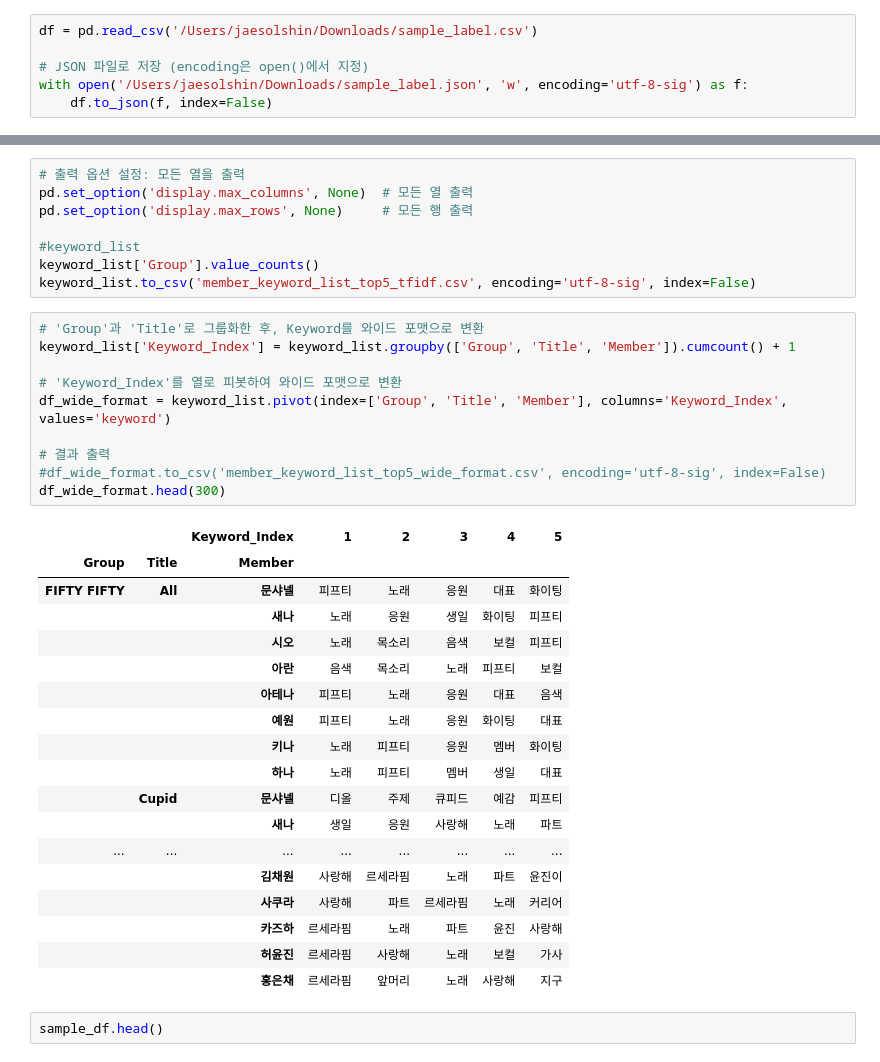
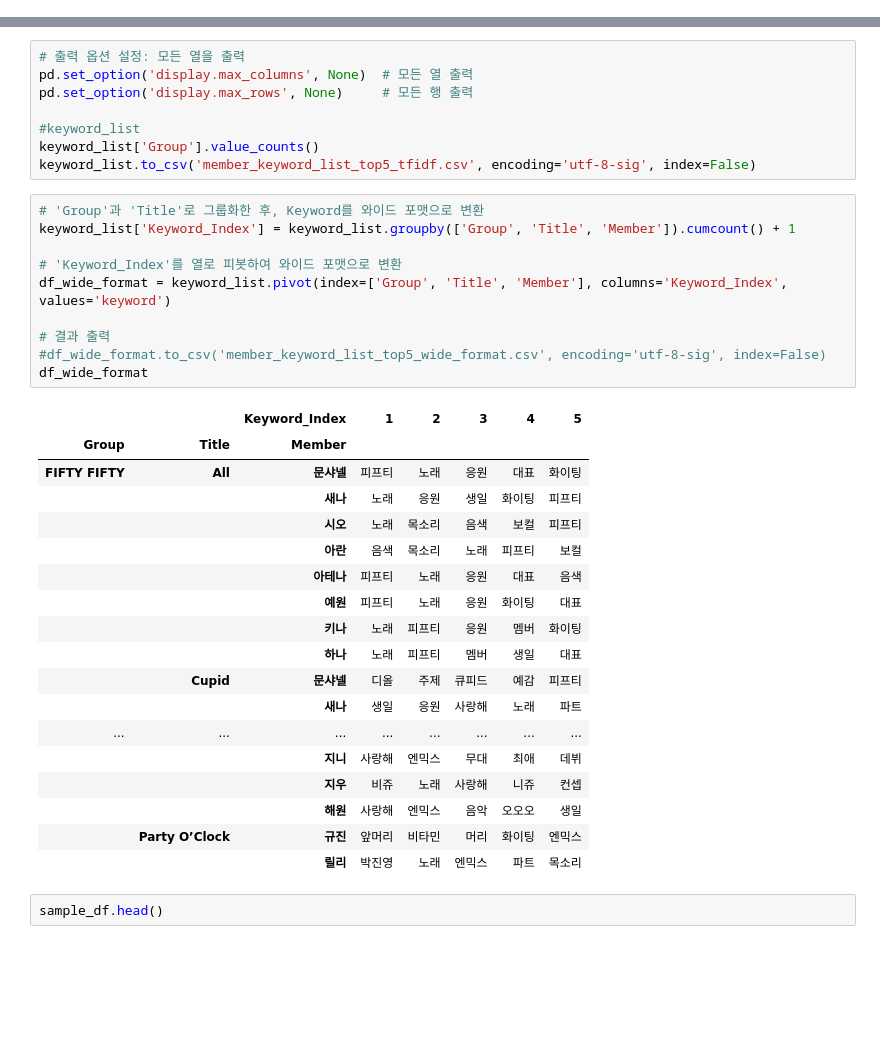
Before and after one commit to 2024-NIPA-google-trendpop/youtube_dashboard, a Jupyter notebook: 5_Keyword_by_members_tfidf.ipynb, the cells around one changed output, grey strips where cells are left out. Drawn from its saved outputs; the diff is of its cells as text; blank space fills up the shorter version.

```diff
--- a/5_Keyword_by_members_tfidf.ipynb
+++ b/5_Keyword_by_members_tfidf.ipynb
@@ -8,12 +8,6 @@ from sklearn.feature_extraction.text import TfidfVectorizer
 import time
 from collections import defaultdict
 tqdm.pandas()
-# %%
-df = pd.read_csv('/Users/jaesolshin/Downloads/sample_label.csv')
-
-# JSON 파일로 저장 (encoding은 open()에서 지정)
-with open('/Users/jaesolshin/Downloads/sample_label.json', 'w', encoding='utf-8-sig') as f:
-    df.to_json(f, index=False)
 # %%
 # 전처리, 명사추출, 키워드추출, 불용어후처리까지 마친 데이터
 folder_path = '/Users/jaesolshin/Documents/GitHub/youtube_dashboard'
@@ -372,32 +366,32 @@ keyword_list.to_csv('member_keyword_list_top5_tfidf.csv', encoding='utf-8-sig',
 # %%
 # 'Group'과 'Title'로 그룹화한 후, Keyword를 와이드 포맷으로 변환
 keyword_list['Keyword_Index'] = keyword_list.groupby(['Group', 'Title', 'Member']).cumcount() + 1
 
 # 'Keyword_Index'를 열로 피봇하여 와이드 포맷으로 변환
 df_wide_format = keyword_list.pivot(index=['Group', 'Title', 'Member'], columns='Keyword_Index', values='keyword')
 
 # 결과 출력
 #df_wide_format.to_csv('member_keyword_list_top5_wide_format.csv', encoding='utf-8-sig', index=False)
-df_wide_format.head(300)
+df_wide_format
 # %% [output]
 |  |  | Keyword_Index | 1 | 2 | 3 | 4 | 5 |
 | Group | Title | Member |  |  |  |  |  |
 | FIFTY FIFTY | All | 문샤넬 | 피프티 | 노래 | 응원 | 대표 | 화이팅 |
 |  |  | 새나 | 노래 | 응원 | 생일 | 화이팅 | 피프티 |
 |  |  | 시오 | 노래 | 목소리 | 음색 | 보컬 | 피프티 |
 |  |  | 아란 | 음색 | 목소리 | 노래 | 피프티 | 보컬 |
 |  |  | 아테나 | 피프티 | 노래 | 응원 | 대표 | 음색 |
 |  |  | 예원 | 피프티 | 노래 | 응원 | 화이팅 | 대표 |
 |  |  | 키나 | 노래 | 피프티 | 응원 | 멤버 | 화이팅 |
 |  |  | 하나 | 노래 | 피프티 | 멤버 | 생일 | 대표 |
 |  | Cupid | 문샤넬 | 디올 | 주제 | 큐피드 | 예감 | 피프티 |
 |  |  | 새나 | 생일 | 응원 | 사랑해 | 노래 | 파트 |
 | ... | ... | ... | ... | ... | ... | ... | ... |
-|  |  | 김채원 | 사랑해 | 르세라핌 | 노래 | 파트 | 윤진이 |
-|  |  | 사쿠라 | 사랑해 | 파트 | 르세라핌 | 노래 | 커리어 |
-|  |  | 카즈하 | 르세라핌 | 노래 | 파트 | 윤진 | 사랑해 |
-|  |  | 허윤진 | 르세라핌 | 사랑해 | 노래 | 보컬 | 가사 |
-|  |  | 홍은채 | 르세라핌 | 앞머리 | 노래 | 사랑해 | 지구 |
+|  |  | 지니 | 사랑해 | 엔믹스 | 무대 | 최애 | 데뷔 |
+|  |  | 지우 | 비쥬 | 노래 | 사랑해 | 니쥬 | 컨셉 |
+|  |  | 해원 | 사랑해 | 엔믹스 | 음악 | 오오오 | 생일 |
+|  | Party O’Clock | 규진 | 앞머리 | 비타민 | 머리 | 화이팅 | 엔믹스 |
+|  |  | 릴리 | 박진영 | 노래 | 엔믹스 | 파트 | 목소리 |
 # %%
 sample_df.head()
 # %% [output]
```
Also changed, not shown: parts of 3 cells of this notebook, 2 other files.
